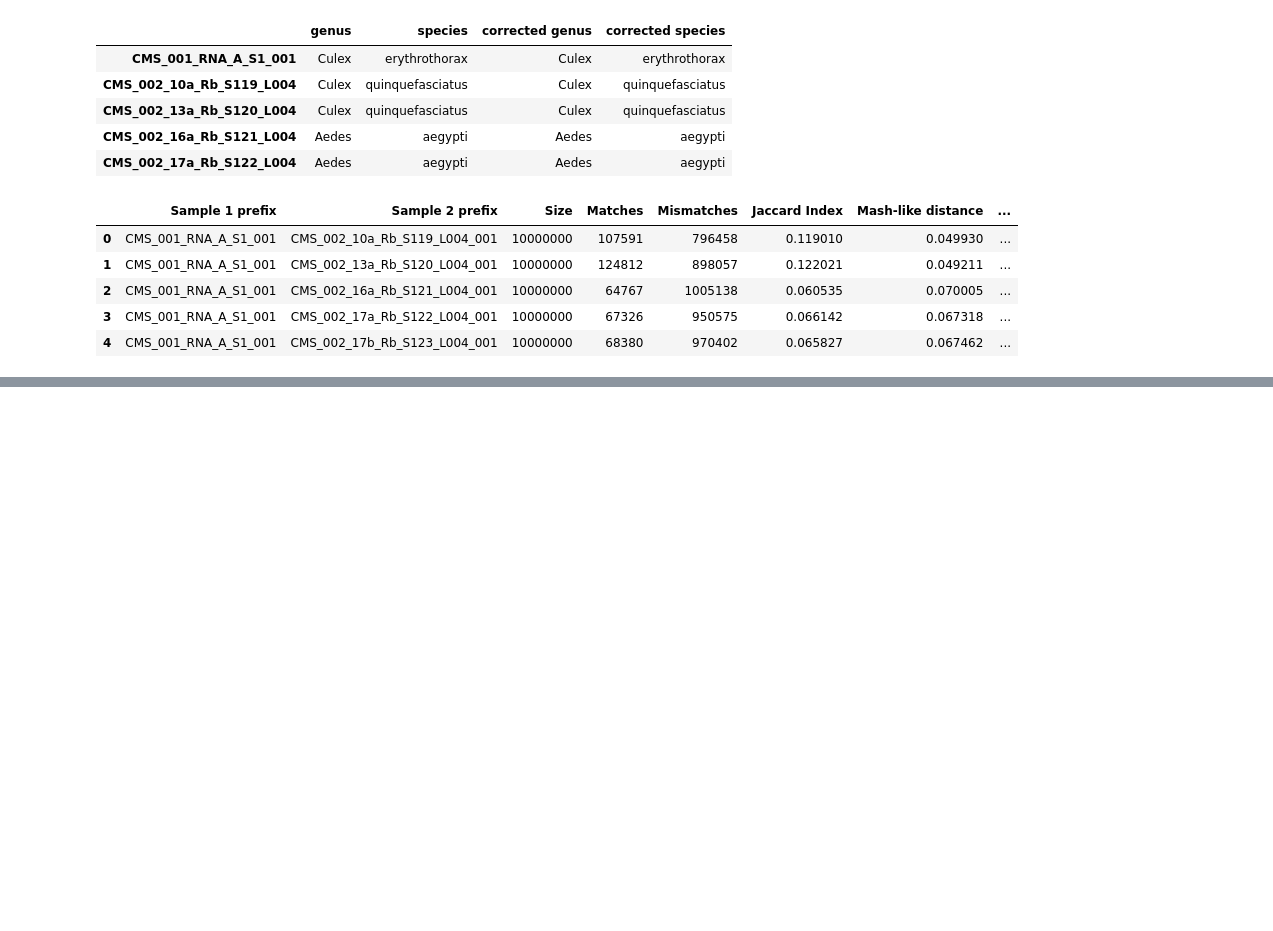
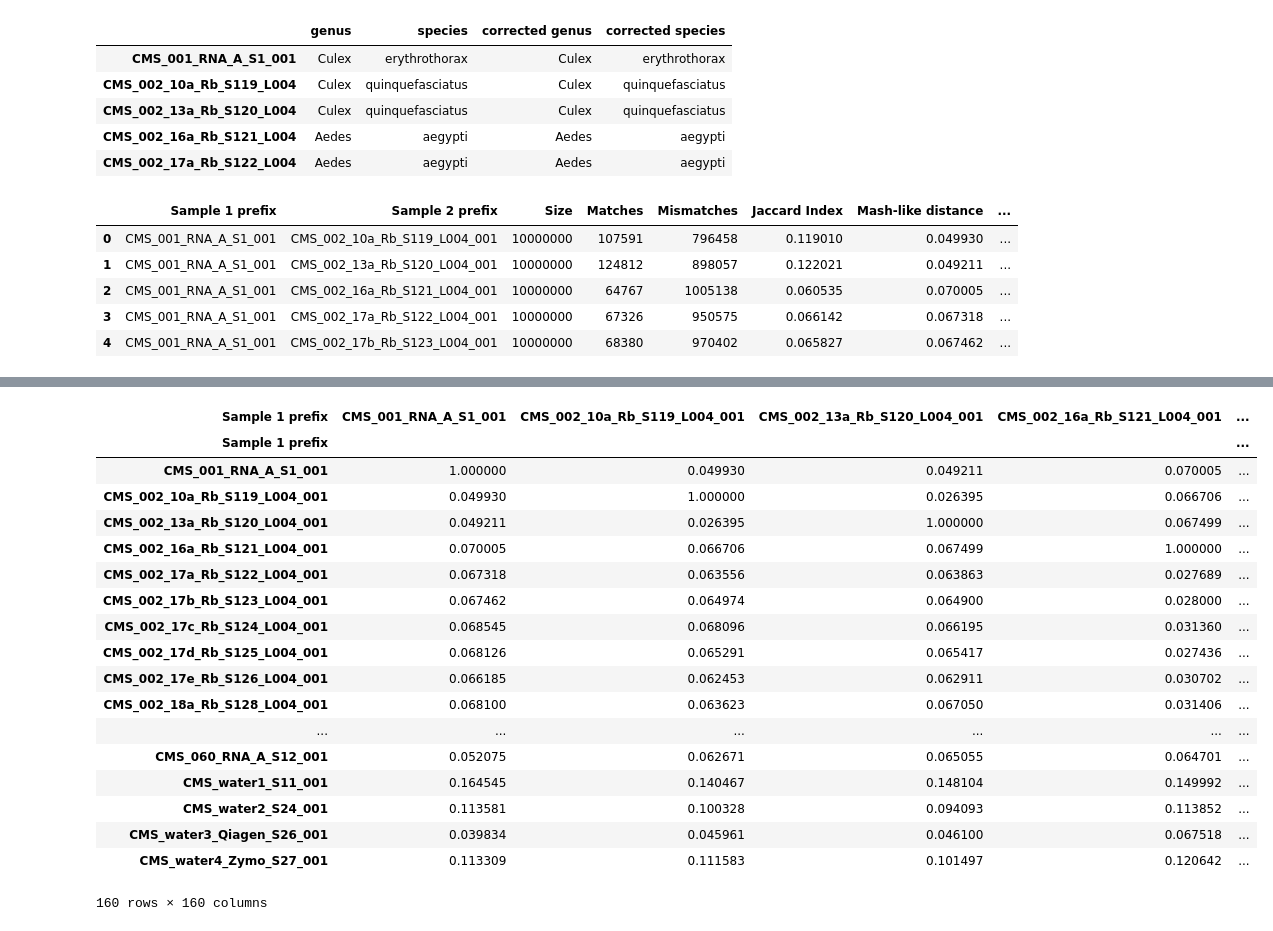
Before and after one commit to czbiohub/sketch-compare, a Jupyter notebook: visualization.ipynb, the cells around one changed output, grey strips where cells are left out. Saved outputs shown, nothing was run; the diff lists cells and outputs as text; code cells hidden in the pictures; blank space fills up the shorter version.

Commit message:
samples pivot table

```diff
--- a/visualization.ipynb
+++ b/visualization.ipynb
@@ -92,0 +65,15 @@ data2d.head()
+# %%
+# pivot table for heatmap and fill values
+dd_tsv_pivot = dd_tsv.pivot(columns="Sample 1 prefix", index="Sample 2 prefix", values="Mash-like distance")
+print(dd_tsv_pivot.shape)
+
+dd_tsv_pivot = dd_tsv_pivot.loc[dd_tsv_pivot.columns, :]
+print(dd_tsv_pivot.shape)
+
+np.fill_diagonal(dd_tsv_pivot.values, 1)
+
+dd_tsv_pivot.T.head()
+
+dd_tsv_pivot.fillna(0) + dd_tsv_pivot.T.fillna(0) - np.diag(dd_tsv_pivot.values.diagonal())
+
+dd_tsv_pivot.head()
@@ -93,4 +91,4 @@ data2d.head()
 # %%
-data2d = data2d.loc[data2d.columns, :]
-print(data2d.shape)
-data2d.head()
+dd_tsv_pivot = dd_tsv_pivot.loc[dd_tsv_pivot.columns, :]
+print(dd_tsv_pivot.shape)
+dd_tsv_pivot.head()
@@ -104,3 +128,23 @@ data2d.T.head()
 # %%
-data2d.fillna(0) + data2d.T.fillna(0) - np.diag(data2d.values.diagonal())
+dd_tsv_pivot.fillna(0) + dd_tsv_pivot.T.fillna(0) - np.diag(dd_tsv_pivot.values.diagonal())
+# %% [output]
+| Sample 1 prefix | CMS_001_RNA_A_S1_001 | CMS_002_10a_Rb_S119_L004_001 | CMS_002_13a_Rb_S120_L004_001 | CMS_002_16a_Rb_S121_L004_001 | ... |
+| Sample 1 prefix |  |  |  |  | ... |
+| CMS_001_RNA_A_S1_001 | 1.000000 | 0.049930 | 0.049211 | 0.070005 | ... |
+| CMS_002_10a_Rb_S119_L004_001 | 0.049930 | 1.000000 | 0.026395 | 0.066706 | ... |
+| CMS_002_13a_Rb_S120_L004_001 | 0.049211 | 0.026395 | 1.000000 | 0.067499 | ... |
+| CMS_002_16a_Rb_S121_L004_001 | 0.070005 | 0.066706 | 0.067499 | 1.000000 | ... |
+| CMS_002_17a_Rb_S122_L004_001 | 0.067318 | 0.063556 | 0.063863 | 0.027689 | ... |
+| CMS_002_17b_Rb_S123_L004_001 | 0.067462 | 0.064974 | 0.064900 | 0.028000 | ... |
+| CMS_002_17c_Rb_S124_L004_001 | 0.068545 | 0.068096 | 0.066195 | 0.031360 | ... |
+| CMS_002_17d_Rb_S125_L004_001 | 0.068126 | 0.065291 | 0.065417 | 0.027436 | ... |
+| CMS_002_17e_Rb_S126_L004_001 | 0.066185 | 0.062453 | 0.062911 | 0.030702 | ... |
+| CMS_002_18a_Rb_S128_L004_001 | 0.068100 | 0.063623 | 0.067050 | 0.031406 | ... |
+| ... | ... | ... | ... | ... | ... |
+| CMS_060_RNA_A_S12_001 | 0.052075 | 0.062671 | 0.065055 | 0.064701 | ... |
+| CMS_water1_S11_001 | 0.164545 | 0.140467 | 0.148104 | 0.149992 | ... |
+| CMS_water2_S24_001 | 0.113581 | 0.100328 | 0.094093 | 0.113852 | ... |
+| CMS_water3_Qiagen_S26_001 | 0.039834 | 0.045961 | 0.046100 | 0.067518 | ... |
+| CMS_water4_Zymo_S27_001 | 0.113309 | 0.111583 | 0.101497 | 0.120642 | ... |
+160 rows × 160 columns
 # %%
```
Also changed, not shown: parts of 11 cells of this notebook.
